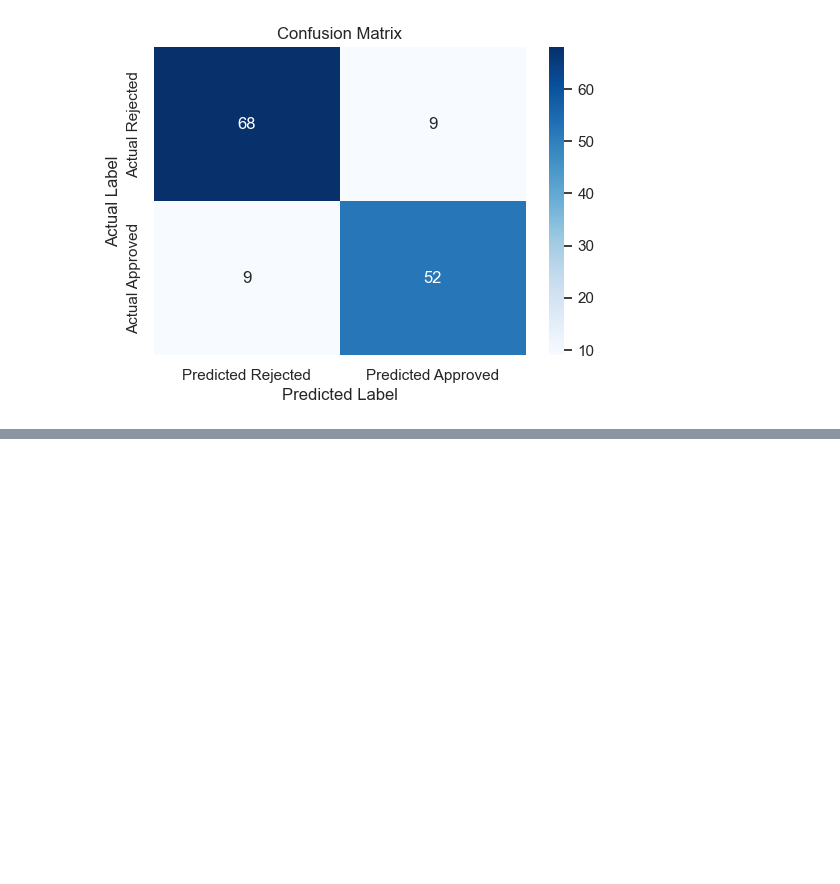
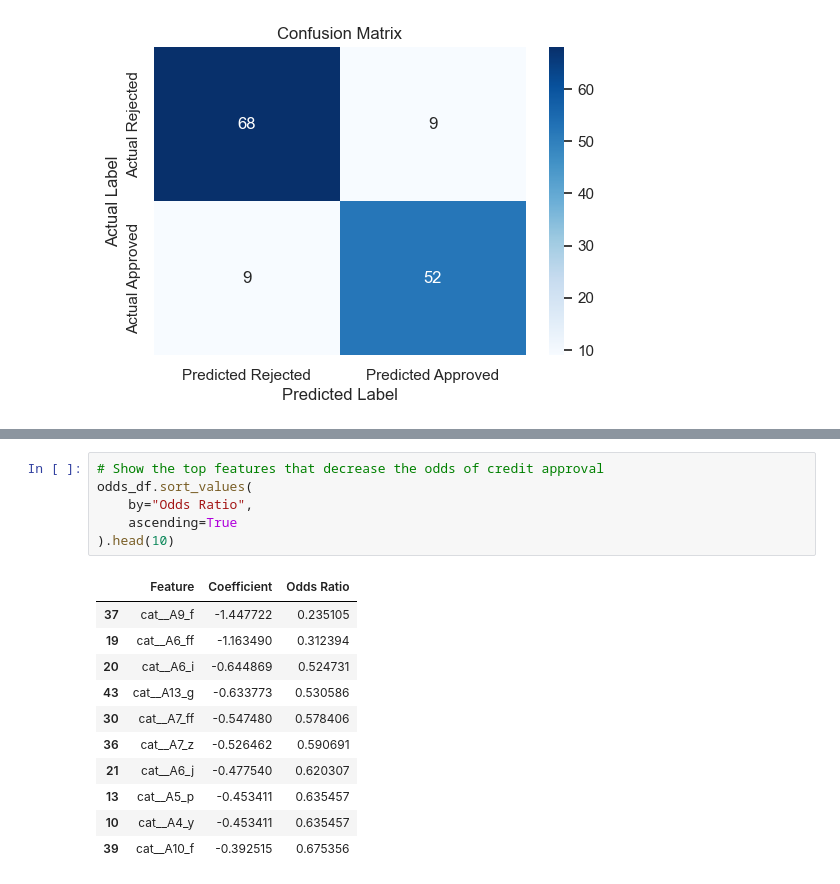
Before and after one commit to nekefer/week2assigment, a Jupyter notebook: main.ipynb, the cells around one changed output, grey strips where cells are left out. Saved outputs shown, nothing was run; the diff lists cells and outputs as text; blank space fills up the shorter version.

```diff
--- a/main.ipynb
+++ b/main.ipynb
@@ -279,0 +366,18 @@ plt.show()
+# %%
+# Show the top features that decrease the odds of credit approval
+odds_df.sort_values(
+    by="Odds Ratio",
+    ascending=True
+).head(10)
+# %% [output]
+|  | Feature | Coefficient | Odds Ratio |
+| 37 | cat__A9_f | -1.447722 | 0.235105 |
+| 19 | cat__A6_ff | -1.163490 | 0.312394 |
+| 20 | cat__A6_i | -0.644869 | 0.524731 |
+| 43 | cat__A13_g | -0.633773 | 0.530586 |
+| 30 | cat__A7_ff | -0.547480 | 0.578406 |
+| 36 | cat__A7_z | -0.526462 | 0.590691 |
+| 21 | cat__A6_j | -0.477540 | 0.620307 |
+| 13 | cat__A5_p | -0.453411 | 0.635457 |
+| 10 | cat__A4_y | -0.453411 | 0.635457 |
+| 39 | cat__A10_f | -0.392515 | 0.675356 |
```
Also changed, not shown: parts of 6 cells of this notebook, 2 other files.
